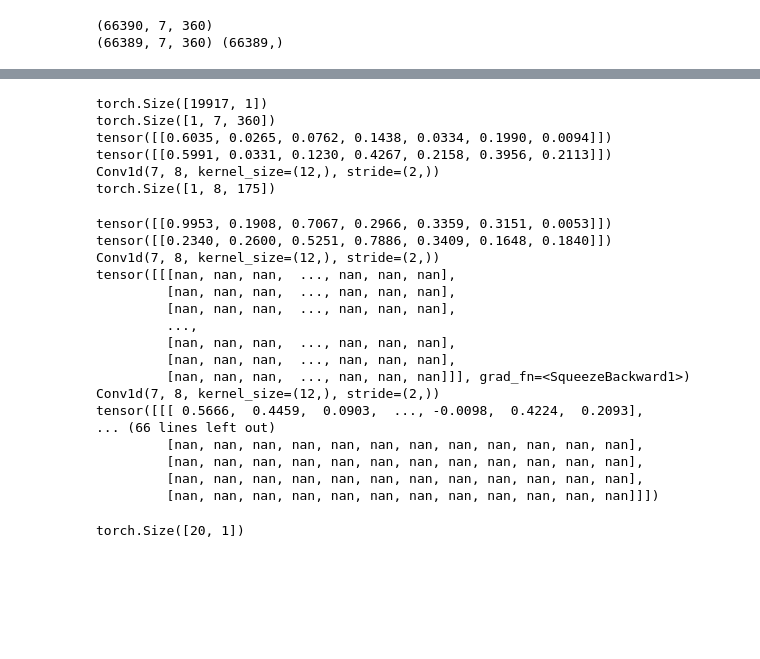
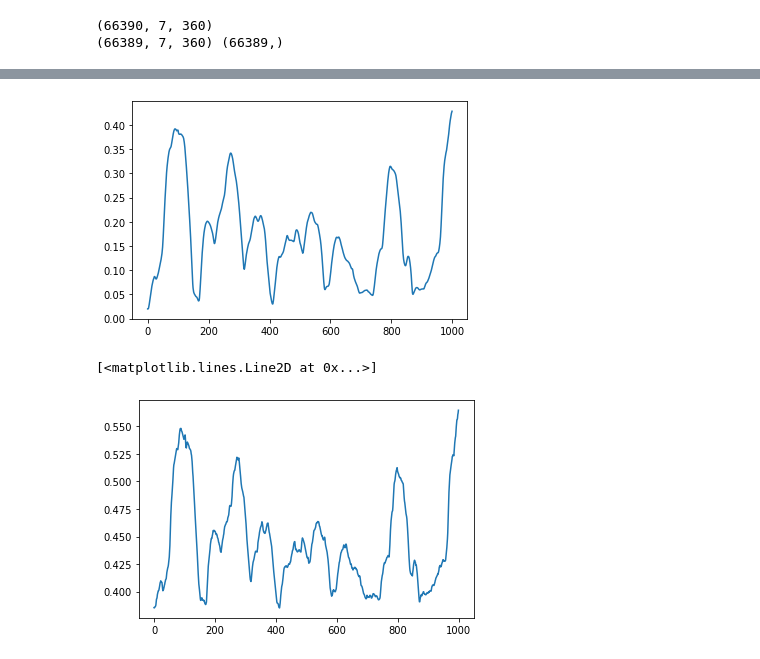
Before and after one commit to lu0x1a0/EURUSDPriceAnalysis, a Jupyter notebook: nnstruct.ipynb, the cells around one changed output, grey strips where cells are left out. Cells and saved outputs as stored; diff of their text form; code cells hidden in the pictures; blank space fills up the shorter version.

```diff
--- a/nnstruct.ipynb
+++ b/nnstruct.ipynb
@@ -1,6 +40,7 @@
 # %%
-from DataManipulation.DataHandler import getOHLC_pickle
-data = getOHLC_pickle("EURUSD_M_2010_2021.pkl")
+from DataManipulation.DataHandler import getOHLC_pickle, getOHLC_raw
+#data = getOHLC_pickle("EURUSD_M_2010_2021.pkl")
+data = getOHLC_raw()
 data = data.resample('1H').agg({'Open': 'first',
                         'High': 'max',
                         'Low': 'min',
@@ -181,64 +236,23 @@ KeyboardInterrupt:
 # %%
 import matplotlib.pyplot as plt
 from torch import nn
-#plt.plot(test_y)
-#plt.show()
-#plt.plot(net(test_x).detach().numpy())
+plt.plot(test_y[-1000:])
+plt.show()
+pred = net(test_x.to(device))
+plt.plot(pred.detach().cpu().numpy()[-1000:])
 
-print(test_y.shape)
+#print(test_y.shape)
 #print(net(test_x).detach().numpy().shape)
 #print(net(test_x).detach().numpy()[-20:])
 #print(nn.BatchNorm1d(net.num_features+1)(nn.ReLU()(net.conv1d(test_x[-1:,]))))
-import numpy as np
-np.set_printoptions(threshold=10_000)
-print(test_x[-1:,].shape)
-print(test_x[-1:,:,0])
-print(test_x[-1:,:,-1])
-print(net.conv1d)
-print(net.conv1d(test_x[-1:,]).shape)
+#import numpy as np
+#np.set_printoptions(threshold=10_000)
+#print(test_x[-1:,].shape)
+#print(test_x[-1:,:,0])
+#print(test_x[-1:,:,-1])
+#print(net.conv1d)
+#print(net.conv1d(test_x[-1:,]).shape)
 # %% [output]
+[figure, added]
-torch.Size([19917, 1])
-torch.Size([1, 7, 360])
-tensor([[0.6035, 0.0265, 0.0762, 0.1438, 0.0334, 0.1990, 0.0094]])
-tensor([[0.5991, 0.0331, 0.1230, 0.4267, 0.2158, 0.3956, 0.2113]])
-Conv1d(7, 8, kernel_size=(12,), stride=(2,))
-torch.Size([1, 8, 175])
+[<matplotlib.lines.Line2D at 0x...>]
+[figure, added]
-# %%
-stub_x = torch.rand ((1,7,360))
-print(stub_x[:,:,0])
-print(stub_x[:,:,-1])
-print(net.conv1d)
-print(net.conv1d(stub_x))
-newconv = nn.Conv1d(in_channels=7,out_channels=8,kernel_size=12,stride=2).to(device)
-print(newconv)
-print(newconv(stub_x))
-print(net.conv1d.weight.data)
-# %% [output]
-tensor([[0.9953, 0.1908, 0.7067, 0.2966, 0.3359, 0.3151, 0.0053]])
-tensor([[0.2340, 0.2600, 0.5251, 0.7886, 0.3409, 0.1648, 0.1840]])
-Conv1d(7, 8, kernel_size=(12,), stride=(2,))
-tensor([[[nan, nan, nan,  ..., nan, nan, nan],
-         [nan, nan, nan,  ..., nan, nan, nan],
-         [nan, nan, nan,  ..., nan, nan, nan],
-         ...,
-         [nan, nan, nan,  ..., nan, nan, nan],
-         [nan, nan, nan,  ..., nan, nan, nan],
-         [nan, nan, nan,  ..., nan, nan, nan]]], grad_fn=<SqueezeBackward1>)
-Conv1d(7, 8, kernel_size=(12,), stride=(2,))
-tensor([[[ 0.5666,  0.4459,  0.0903,  ..., -0.0098,  0.4224,  0.2093],
-... (66 lines left out)
-         [nan, nan, nan, nan, nan, nan, nan, nan, nan, nan, nan, nan],
-         [nan, nan, nan, nan, nan, nan, nan, nan, nan, nan, nan, nan],
-         [nan, nan, nan, nan, nan, nan, nan, nan, nan, nan, nan, nan],
-         [nan, nan, nan, nan, nan, nan, nan, nan, nan, nan, nan, nan]]])
-# %%
-import torch
-from Models.neural import STDConvModel
-m1 = STDConvModel(3*5*24, 2, 12,stride1=2,stride2=2)
-m2 = STDConvModel(3*5*24, 2, 12,stride1=1,stride2=1)
-from torchinfo import summary
-print(m1(torch.zeros((20,2,5*24))).shape)
-#print(summary(m1,(20,2,5*24)))
-#print(summary(m2,(20,2,5*24)))
-# %% [output]
-torch.Size([20, 1])
```
Also changed, not shown: parts of 12 cells of this notebook, 4 other files.
